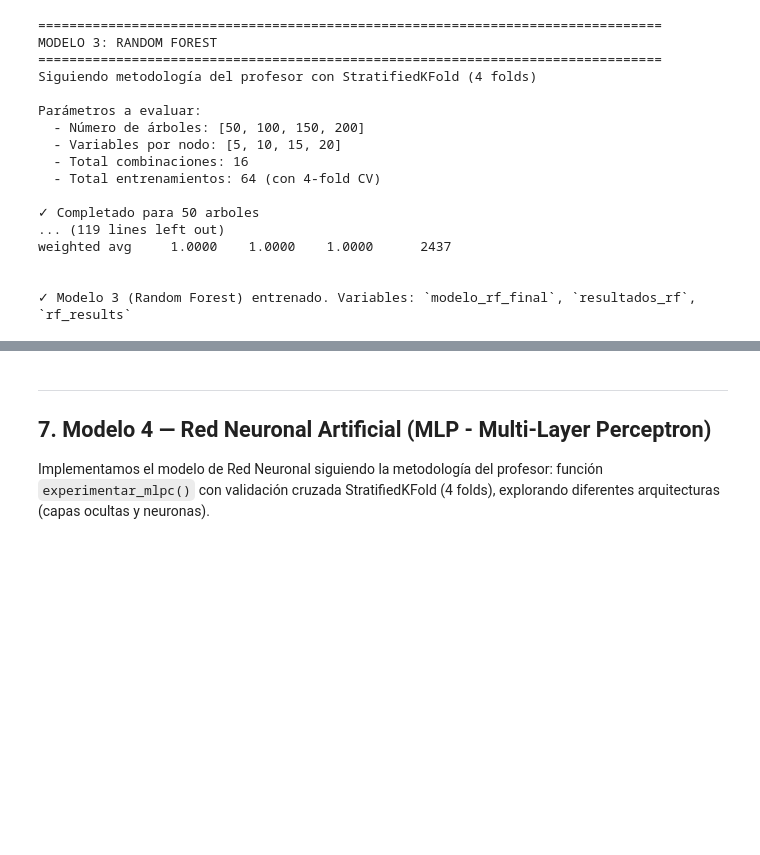
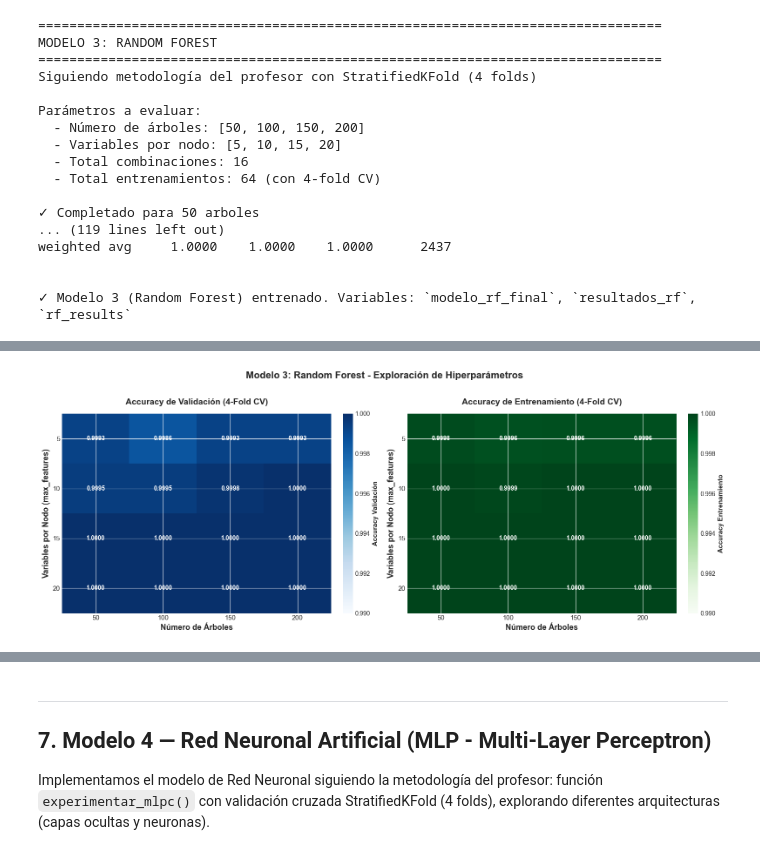
Before and after one commit to caamilo03/Proyecto-final-clasificacion-hongos, a Jupyter notebook: Clasificacion_Hongos_5_Modelos.ipynb, the cells around one changed output, grey strips where cells are left out. Saved outputs shown, nothing was run; the diff lists cells and outputs as text; code cells hidden in the pictures; blank space fills up the shorter version.

```diff
--- a/Clasificacion_Hongos_5_Modelos.ipynb
+++ b/Clasificacion_Hongos_5_Modelos.ipynb
@@ -1557,0 +1790,89 @@ weighted avg     1.0000    1.0000    1.0000      2437
+# %%
+# ====================================================================================================
+# FIGURA 1: MAPA DE CALOR - EFECTO DE HIPERPARÁMETROS EN RANDOM FOREST
+# ====================================================================================================
+
+# Crear matriz pivote para el heatmap
+pivot_test = resultados_rf.pivot(
+    index='variables para la selección del mejor umbral',
+    columns='número de arboles',
+    values='eficiencia de prueba'
+)
+
+pivot_train = resultados_rf.pivot(
+    index='variables para la selección del mejor umbral',
+    columns='número de arboles',
+    values='eficiencia de entrenamiento'
+)
+
+# Crear figura con 2 subplots (Train y Test)
+fig, axes = plt.subplots(1, 2, figsize=(16, 6))
+
+# Heatmap para VALIDACIÓN (Test) - Colores claros
+im1 = axes[0].imshow(pivot_test.values, cmap='Blues', aspect='auto', vmin=0.99, vmax=1.0)
+axes[0].set_xticks(np.arange(len(pivot_test.columns)))
+axes[0].set_yticks(np.arange(len(pivot_test.index)))
+axes[0].set_xticklabels([int(x) for x in pivot_test.columns], fontsize=11)
+axes[0].set_yticklabels([int(x) for x in pivot_test.index], fontsize=11)
+axes[0].set_xlabel('Número de Árboles', fontsize=13, fontweight='bold')
+axes[0].set_ylabel('Variables por Nodo (max_features)', fontsize=13, fontweight='bold')
+axes[0].set_title('Accuracy de Validación (4-Fold CV)', fontsize=14, fontweight='bold', pad=15)
+
+# Añadir valores en cada celda con color BLANCO para mejor contraste
+for i in range(len(pivot_test.index)):
+    for j in range(len(pivot_test.columns)):
+        text = axes[0].text(j, i, f'{pivot_test.values[i, j]:.4f}',
+                           ha="center", va="center", color="white", fontsize=10, fontweight='bold')
+
+# Colorbar para validación
+cbar1 = plt.colorbar(im1, ax=axes[0], fraction=0.046, pad=0.04)
+cbar1.set_label('Accuracy Validación', fontsize=11, fontweight='bold')
+
+# Heatmap para ENTRENAMIENTO (Train) - Colores verdes
+im2 = axes[1].imshow(pivot_train.values, cmap='Greens', aspect='auto', vmin=0.99, vmax=1.0)
+axes[1].set_xticks(np.arange(len(pivot_train.columns)))
+axes[1].set_yticks(np.arange(len(pivot_train.index)))
+axes[1].set_xticklabels([int(x) for x in pivot_train.columns], fontsize=11)
+axes[1].set_yticklabels([int(x) for x in pivot_train.index], fontsize=11)
+axes[1].set_xlabel('Número de Árboles', fontsize=13, fontweight='bold')
+axes[1].set_ylabel('Variables por Nodo (max_features)', fontsize=13, fontweight='bold')
+axes[1].set_title('Accuracy de Entrenamiento (4-Fold CV)', fontsize=14, fontweight='bold', pad=15)
+
+# Añadir valores en cada celda con color BLANCO para mejor contraste
+for i in range(len(pivot_train.index)):
+    for j in range(len(pivot_train.columns)):
+        text = axes[1].text(j, i, f'{pivot_train.values[i, j]:.4f}',
+                           ha="center", va="center", color="white", fontsize=10, fontweight='bold')
+
+# Colorbar para entrenamiento
+cbar2 = plt.colorbar(im2, ax=axes[1], fraction=0.046, pad=0.04)
+cbar2.set_label('Accuracy Entrenamiento', fontsize=11, fontweight='bold')
+
+plt.suptitle('Modelo 3: Random Forest - Exploración de Hiperparámetros',
+             fontsize=16, fontweight='bold', y=1.02)
+plt.tight_layout()
+plt.show()
+
+# Análisis estadístico
+print(f"\n{'='*100}")
+print(f"ANÁLISIS DEL MAPA DE CALOR - RANDOM FOREST")
+print(f"{'='*100}")
+print(f"\nRango de Accuracy Validación: [{pivot_test.values.min():.4f}, {pivot_test.values.max():.4f}]")
+print(f"Rango de Accuracy Entrenamiento: [{pivot_train.values.min():.4f}, {pivot_train.values.max():.4f}]")
+print(f"Diferencia máxima en validación: {pivot_test.values.max() - pivot_test.values.min():.6f}")
+
+# Encontrar mejor configuración
+mejor_idx = np.unravel_index(pivot_test.values.argmax(), pivot_test.shape)
+mejor_arboles = pivot_test.columns[mejor_idx[1]]
+mejor_variables = pivot_test.index[mejor_idx[0]]
+mejor_acc = pivot_test.values[mejor_idx]
+
+print(f"\n{'='*100}")
+print(f"MEJOR CONFIGURACIÓN (según validación)")
+print(f"{'='*100}")
+print(f"Número de Árboles: {int(mejor_arboles)}")
+print(f"Variables por Nodo: {int(mejor_variables)}")
+print(f"Accuracy Validación: {mejor_acc:.4f} ({mejor_acc*100:.2f}%)")
+print(f"{'='*100}")
+# %% [output]
+[figure, added]
```
Also changed, not shown: parts of 11 cells of this notebook.
